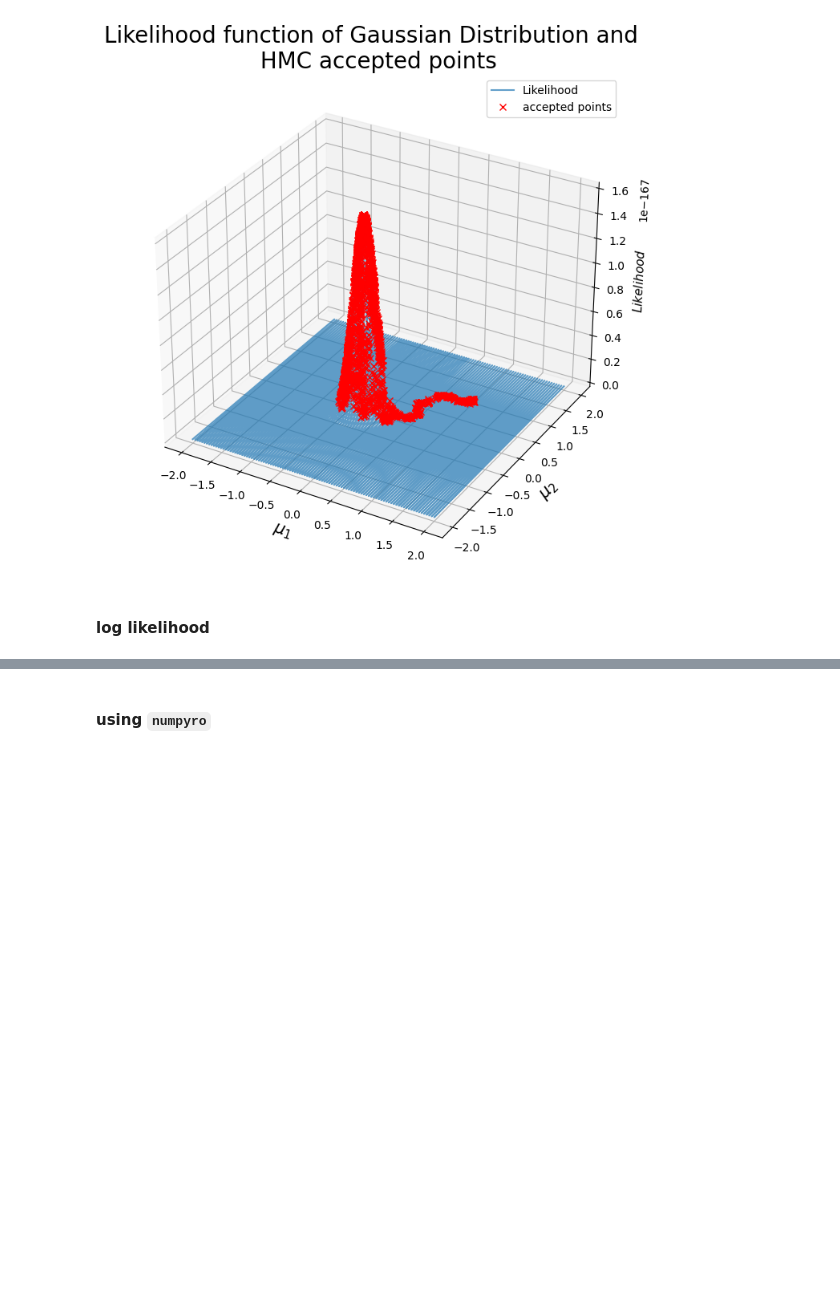
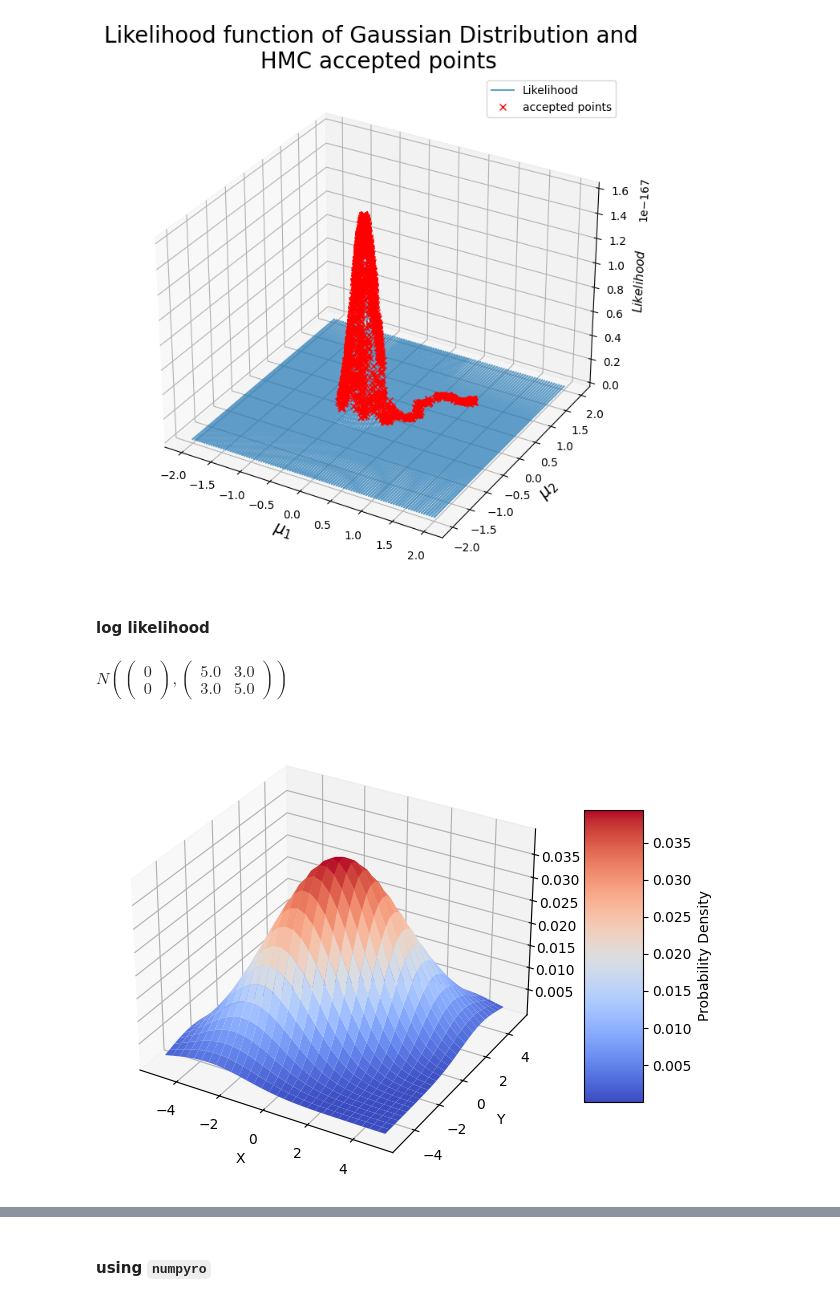
Before and after one commit to pjdunne/MResMCMC2023, a Jupyter notebook: HMC/exercise.ipynb, the cells around one changed output, grey strips where cells are left out. Cells and saved outputs as stored; diff of their text form; code cells hidden in the pictures; blank space fills up the shorter version.

```diff
--- a/HMC/exercise.ipynb
+++ b/HMC/exercise.ipynb
@@ -155,3 +155,5 @@ plt.show()
 [figure]
 # %% [markdown]
 #### log likelihood
+# %% [markdown]
+$N(\left( \begin{array}{c} 0 \\ 0 \end{array}\right),\left( \begin{array}{cc} 5.0 & 3.0 \\ 3.0 & 5.0 \end{array}\right))$
@@ -157,0 +166,24 @@ plt.show()
+# %%
+# number of points (30, 30)
+X, Y = np.mgrid[-5.:5.:30j, -5.:5.:30j]
+
+# Need an (N, 2) array of (x, y) pairs
+DATA = np.dstack((X.flat, Y.flat))
+Z = rv.pdf(DATA)
+# reshape back to a (30, 30) grid
+Z = Z.reshape(X.shape)
+
+fig = plt.figure()
+
+ax = fig.add_subplot(111, projection='3d')
+ax.set_xlabel('X')
+ax.set_ylabel('Y')
+#ax.set_zlabel('Probability Density')
+surf = ax.plot_surface(X,Y,Z,cmap='coolwarm')
+#wire = ax.plot_wireframe(X,Y,Z,cmap='coolwarm')
+
+fig.colorbar(surf, shrink=0.65,aspect=5,label='Probability Density')
+plt.tight_layout()
+plt.show()
+# %% [output]
+[figure, added]
```
Also changed, not shown: parts of 21 cells of this notebook.
